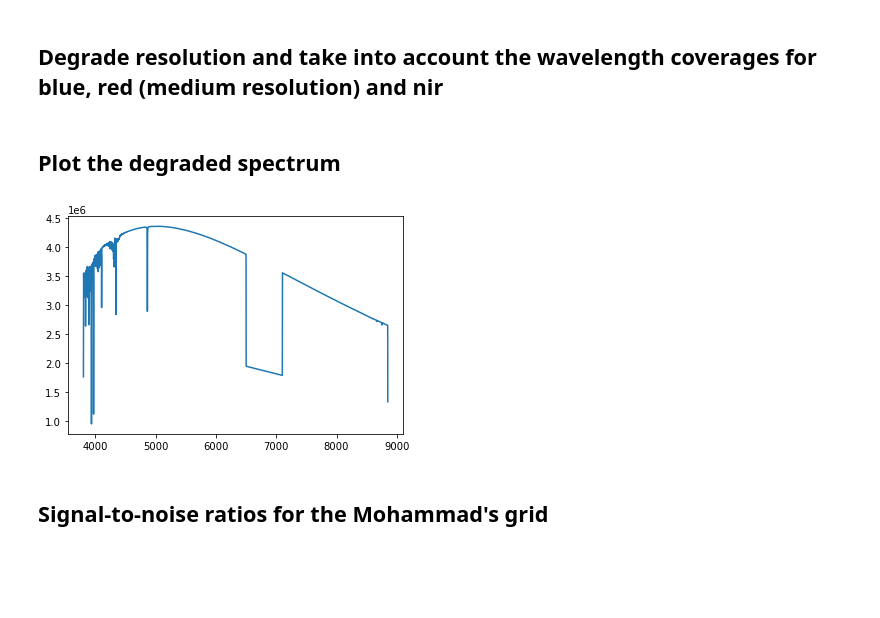
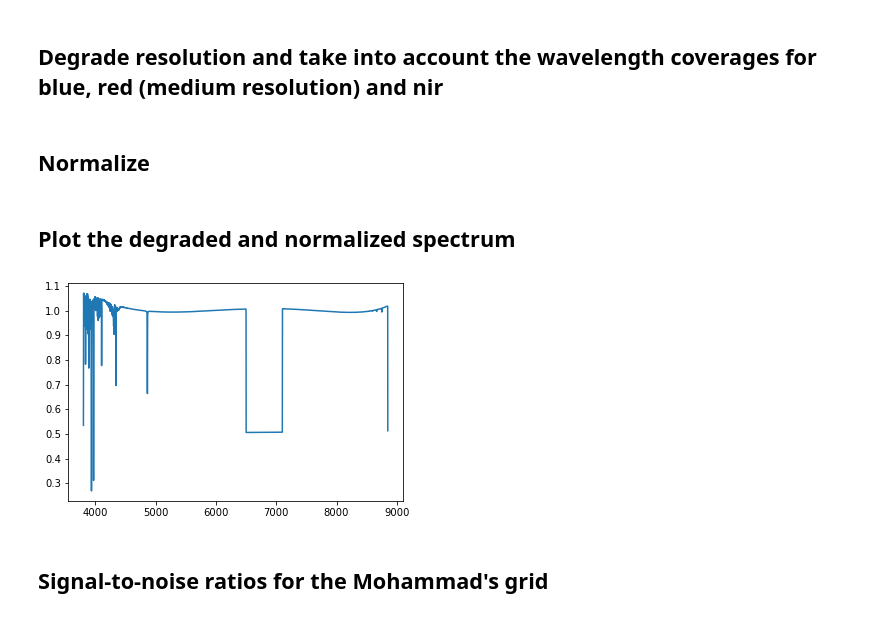
Before and after one commit to mihoishigaki/PFS_CalibStars, a Jupyter notebook: notebook/example_Mohammad_grid.ipynb, the cells around one changed output. Drawn from its saved outputs; the diff is of its cells as text; code cells hidden in the pictures; blank space fills up the shorter version.

```diff
--- a/notebook/example_Mohammad_grid.ipynb
+++ b/notebook/example_Mohammad_grid.ipynb
@@ -45,13 +42,18 @@ w, nf, f = np.loadtxt(path + file, usecols = (0, 1, 2), unpack = True)
 ## Degrade resolution and take into account the wavelength coverages for blue, red (medium resolution) and nir
 # %%
 w_conv, f_conv = cs.convolve_spectra_arms(w, f)
+# %% [markdown]
+## Normalize
+# %%
+ferr = np.zeros_like(f_conv)
+f_norm, f_norm_err = cs.normalize_spec(w_conv, f_conv, w_conv, f_conv, ferr)
 # %% [markdown]
-## Plot the degraded spectrum
+## Plot the degraded and normalized spectrum
 # %%
-plt.plot(w_conv, f_conv)
+plt.plot(w_conv, f_norm)
 plt.show()
 # %% [output]
-[figure, old version]
+[figure, new version]
 # %% [markdown]
 ## Signal-to-noise ratios for the Mohammad's grid
 # %%
```
Also changed, not shown: parts of 1 cell of this notebook, 1 other file.
